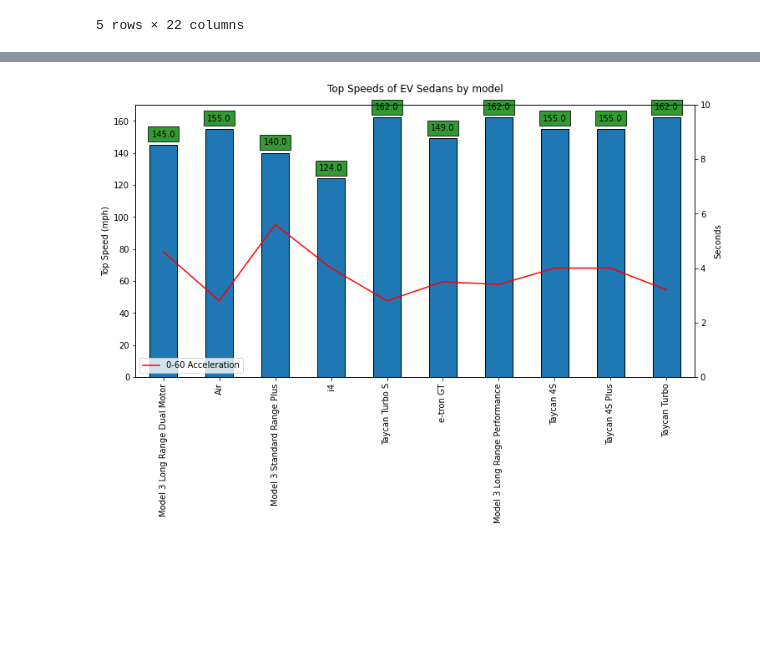
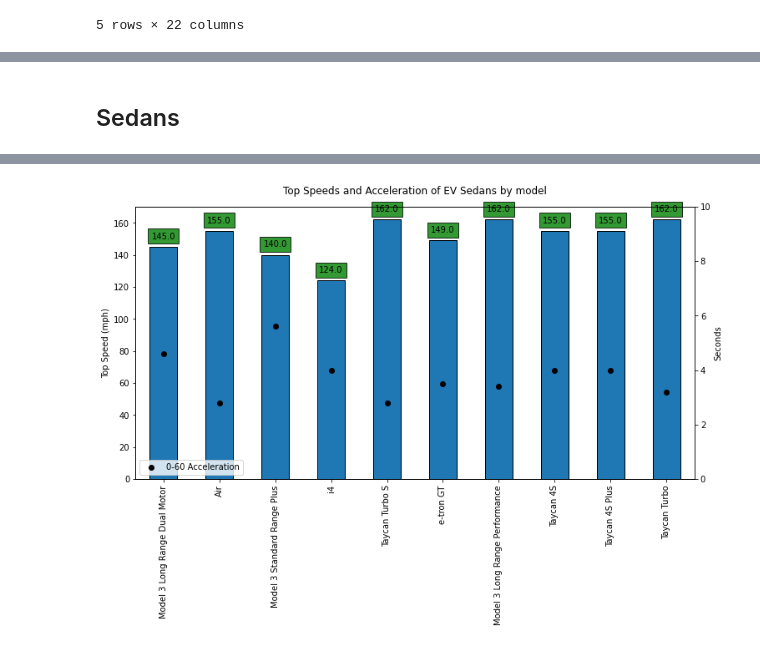
Before and after one commit to ktsorensenWX/Electric_Car_Database, a Jupyter notebook: EV_dataset.ipynb, the cells around one changed output, grey strips where cells are left out. Cells and saved outputs as stored; diff of their text form; code cells hidden in the pictures; blank space fills up the shorter version.

Commit message:
updated README and code fixes (sedan only)

```diff
--- a/EV_dataset.ipynb
+++ b/EV_dataset.ipynb
@@ -154,4 +155,6 @@ ev_brands.head(5)
 |  | Q4 e-tron | 6.3 | 112.0 | 249.0 | 120.0 | 336.0 | Rapid charging possible | AWD | Type 2 CCS | ... |
 |  | e-tron 50 quattro | 6.8 | 118.0 | 174.0 | 144.0 | 280.0 | Rapid charging possible | AWD | Type 2 CCS | ... |
 |  | e-tron 55 quattro | 5.7 | 124.0 | 227.0 | 147.0 | 367.0 | Rapid charging possible | AWD | Type 2 CCS | ... |
+# %% [markdown]
+## Sedans
 # %%
@@ -181,20 +184,20 @@ def mph_of_sedans(x, y):
 # %%
 # Lets plot some data regarding ev sedans
 plt.figure(figsize=(12, 6))
 ax1 = sedan_evs['TopSpeed'].plot(kind='bar', edgecolor = "black")
 x_ax = sedan_evs['Model']
 ax1.set_ylabel('Top Speed (mph)')
-ax1.set_title('Top Speeds of EV Sedans by model', pad=15)
+ax1.set_title('Top Speeds and Acceleration of EV Sedans by model', pad=15)
 ax1.set_xticklabels(x_ax)
 mph_of_sedans(sedan_evs['Model'], sedan_evs['TopSpeed'].values)
 
 # We can also plot the acceleration of each car on the same graph using a dual y-axis
 axes2 = plt.twinx()
-axes2.plot(sedan_evs['Model'], sedan_evs['Accel'], color = 'red', label='0-60 Acceleration')
+axes2.scatter(sedan_evs['Model'], sedan_evs['Accel'], color = 'black', label='0-60 Acceleration')
 axes2.set_ylim(0, 10)
 axes2.set_ylabel('Seconds')
 axes2.legend(loc='lower left')
 
 plt.show()
 # %% [output]
-[figure, old version]
+[figure, new version]
```
Also changed, not shown: parts of 3 cells of this notebook, 1 other file.
